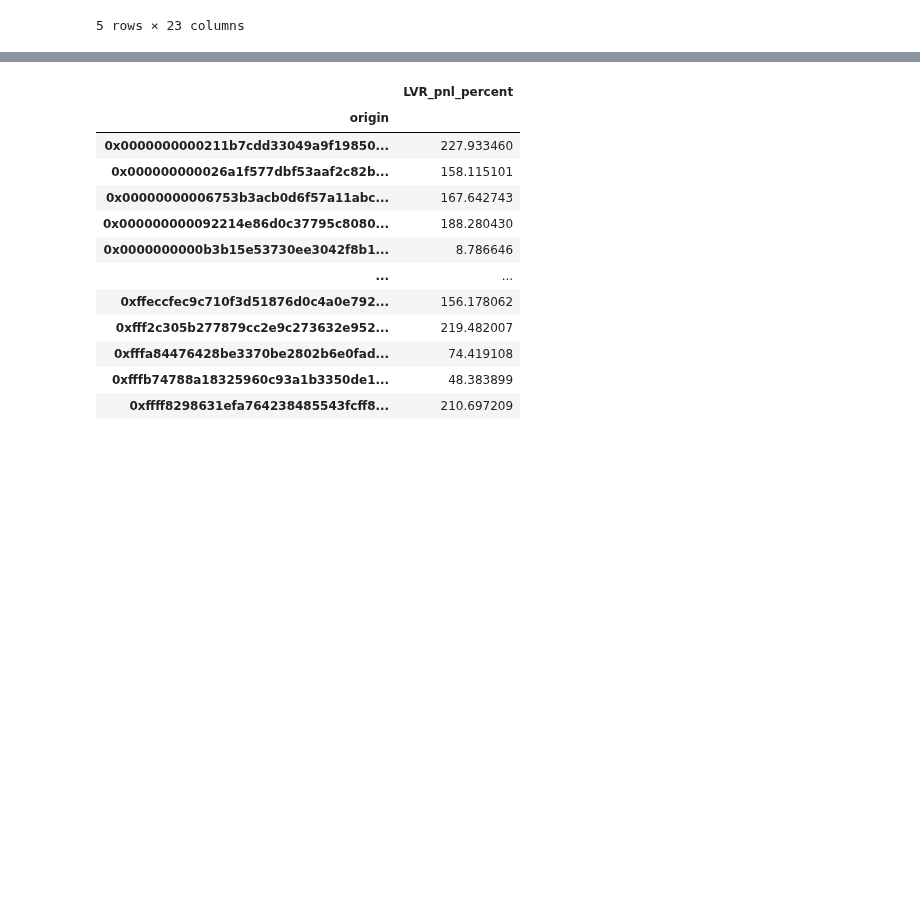
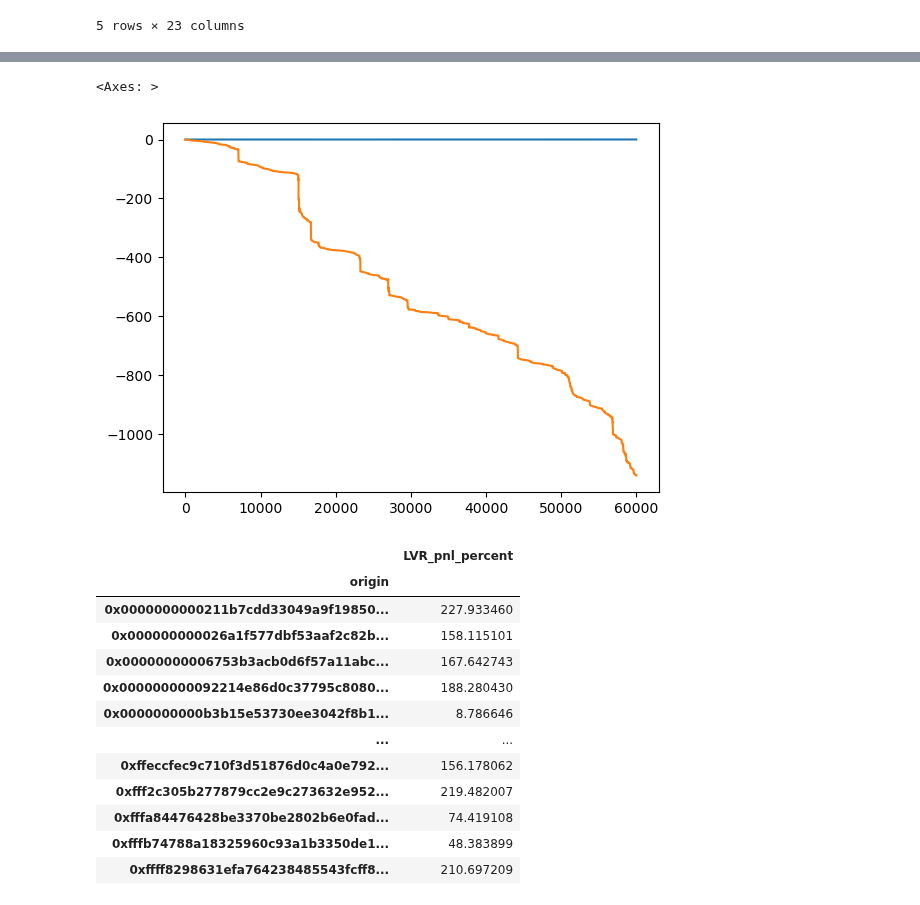
Before and after one commit to Armand-Morin/afp-berkeley-dynamic-fee-defi-amm, a Jupyter notebook: pnl_model.ipynb, the cells around one changed output, grey strips where cells are left out. Drawn from its saved outputs; the diff is of its cells as text; code cells hidden in the pictures; blank space fills up the shorter version.

```diff
--- a/pnl_model.ipynb
+++ b/pnl_model.ipynb
@@ -135,3 +36,13 @@ data.head()
+# %%
+ret_token1 = data.price_dex.pct_change(1)#.shift(1)
+ret_pool   = ret_token1 * data.amount1
+ret_pool.dropna()
+
+ret_token1.cumsum().plot()
+ret_pool.cumsum().plot()
+# %% [output]
+<Axes: >
+[figure, added]
 # %%
 import numpy as np
 
```
Also changed, not shown: parts of 11 cells of this notebook.
